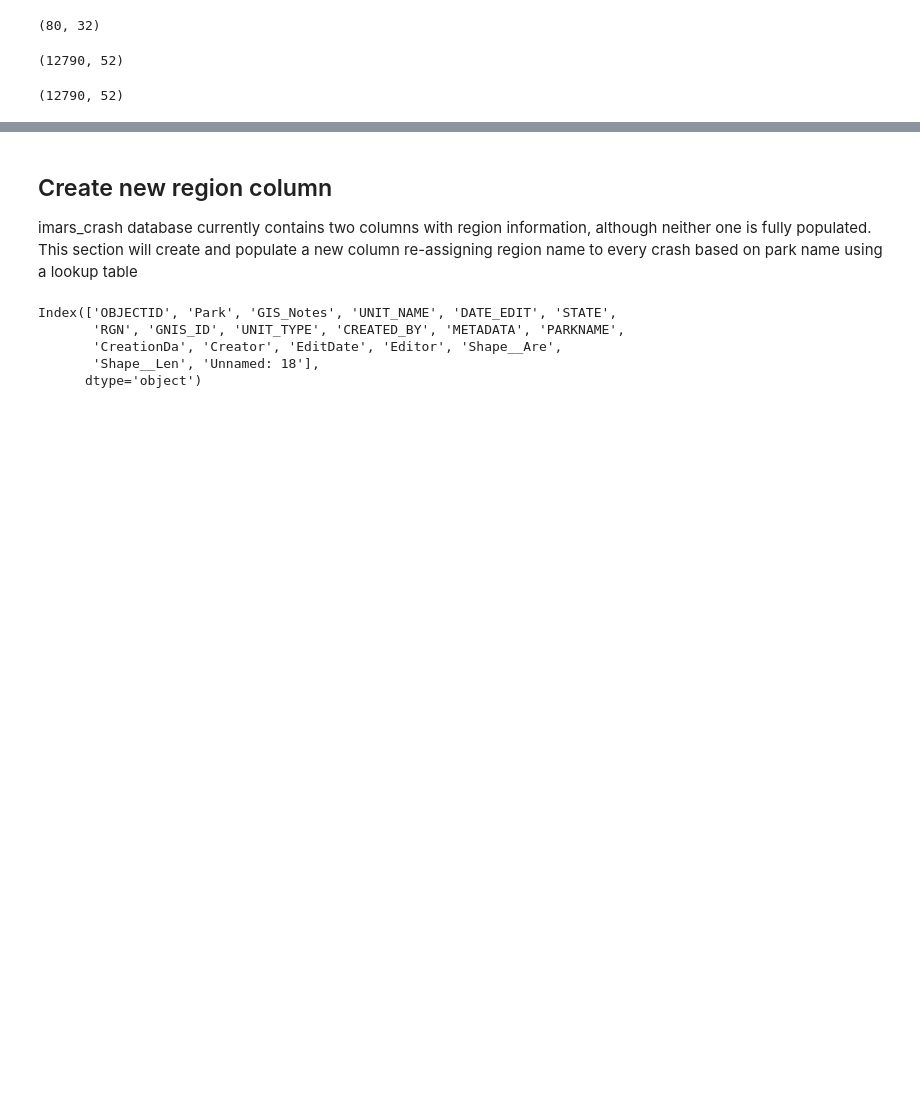
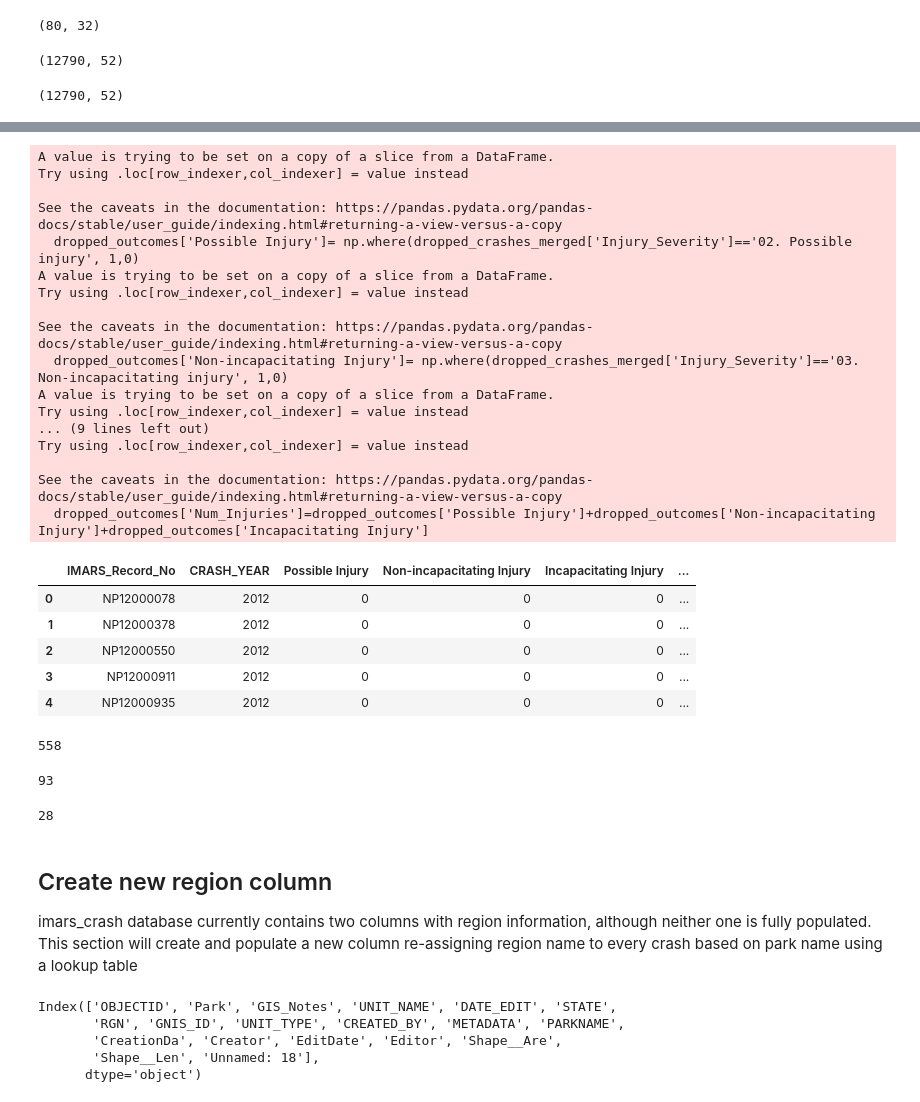
Before and after one commit to VolpeUSDOT/NPS-Region-Crash-Briefing, a Jupyter notebook: data cleaning notebooks/IMARS cleaning 2022.ipynb, the cells around one changed output, grey strips where cells are left out. Drawn from its saved outputs; the diff is of its cells as text; code cells hidden in the pictures; blank space fills up the shorter version.

```diff
--- a/data cleaning notebooks/IMARS cleaning 2022.ipynb
+++ b/data cleaning notebooks/IMARS cleaning 2022.ipynb
@@ -336,3 +450,55 @@ imars_crash_expanded.shape
+# %%
+# determine dropped outcomes
+dropped_crashes_merged = imars_passenger.merge(dropped_crashes, how='right', on='IMARS_Record_No')
+dropped_crashes_merged.drop_duplicates()
+dropped_outcomes = dropped_crashes_merged[['IMARS_Record_No','CRASH_YEAR']]
+dropped_outcomes['Possible Injury']= np.where(dropped_crashes_merged['Injury_Severity']=='02. Possible injury', 1,0)
+dropped_outcomes['Non-incapacitating Injury']= np.where(dropped_crashes_merged['Injury_Severity']=='03. Non-incapacitating injury', 1,0)
+dropped_outcomes['Incapacitating Injury']= np.where(dropped_crashes_merged['Injury_Severity']=='04. Incapacitating injury', 1,0)
+dropped_outcomes['Num_Fatalities']= np.where(dropped_crashes_merged['Injury_Severity']=='05. Fatal', 1,0)
+dropped_outcomes['Num_Injuries']=dropped_outcomes['Possible Injury']+dropped_outcomes['Non-incapacitating Injury']+dropped_outcomes['Incapacitating Injury']
+dropped_outcomes.head()
+#dropped_crashes_agg = dropped_outcomes.groupby(by=['IMARS_Record_No']).sum().reset_index()
+#dropped_crashes_agg.shape
+# %% [output]
+A value is trying to be set on a copy of a slice from a DataFrame.
+Try using .loc[row_indexer,col_indexer] = value instead
+
+See the caveats in the documentation: https://pandas.pydata.org/pandas-docs/stable/user_guide/indexing.html#returning-a-view-versus-a-copy
+  dropped_outcomes['Possible Injury']= np.where(dropped_crashes_merged['Injury_Severity']=='02. Possible injury', 1,0)
+A value is trying to be set on a copy of a slice from a DataFrame.
+Try using .loc[row_indexer,col_indexer] = value instead
+
+See the caveats in the documentation: https://pandas.pydata.org/pandas-docs/stable/user_guide/indexing.html#returning-a-view-versus-a-copy
+  dropped_outcomes['Non-incapacitating Injury']= np.where(dropped_crashes_merged['Injury_Severity']=='03. Non-incapacitating injury', 1,0)
+A value is trying to be set on a copy of a slice from a DataFrame.
+Try using .loc[row_indexer,col_indexer] = value instead
+... (9 lines left out)
+Try using .loc[row_indexer,col_indexer] = value instead
+
+See the caveats in the documentation: https://pandas.pydata.org/pandas-docs/stable/user_guide/indexing.html#returning-a-view-versus-a-copy
+  dropped_outcomes['Num_Injuries']=dropped_outcomes['Possible Injury']+dropped_outcomes['Non-incapacitating Injury']+dropped_outcomes['Incapacitating Injury']
+|  | IMARS_Record_No | CRASH_YEAR | Possible Injury | Non-incapacitating Injury | Incapacitating Injury | ... |
+| 0 | NP12000078 | 2012 | 0 | 0 | 0 | ... |
+| 1 | NP12000378 | 2012 | 0 | 0 | 0 | ... |
+| 2 | NP12000550 | 2012 | 0 | 0 | 0 | ... |
+| 3 | NP12000911 | 2012 | 0 | 0 | 0 | ... |
+| 4 | NP12000935 | 2012 | 0 | 0 | 0 | ... |
+# %%
+# number of dropped total injuries:
+dropped_outcomes['Num_Injuries'].sum()
+# %% [output]
+558
+# %%
+# number of dropped serious injuries:
+dropped_outcomes['Incapacitating Injury'].sum()
+# %% [output]
+93
+# %%
+# number of dropped fatalities:
+dropped_outcomes['Num_Fatalities'].sum()
+# %% [output]
+28
 # %% [markdown]
 ## Create new region column
 imars_crash database currently contains two columns with region information, although neither one is fully populated. This section will create and populate a new column re-assigning region name to every crash based on park name using a lookup table
```
Also changed, not shown: parts of 15 cells of this notebook.
